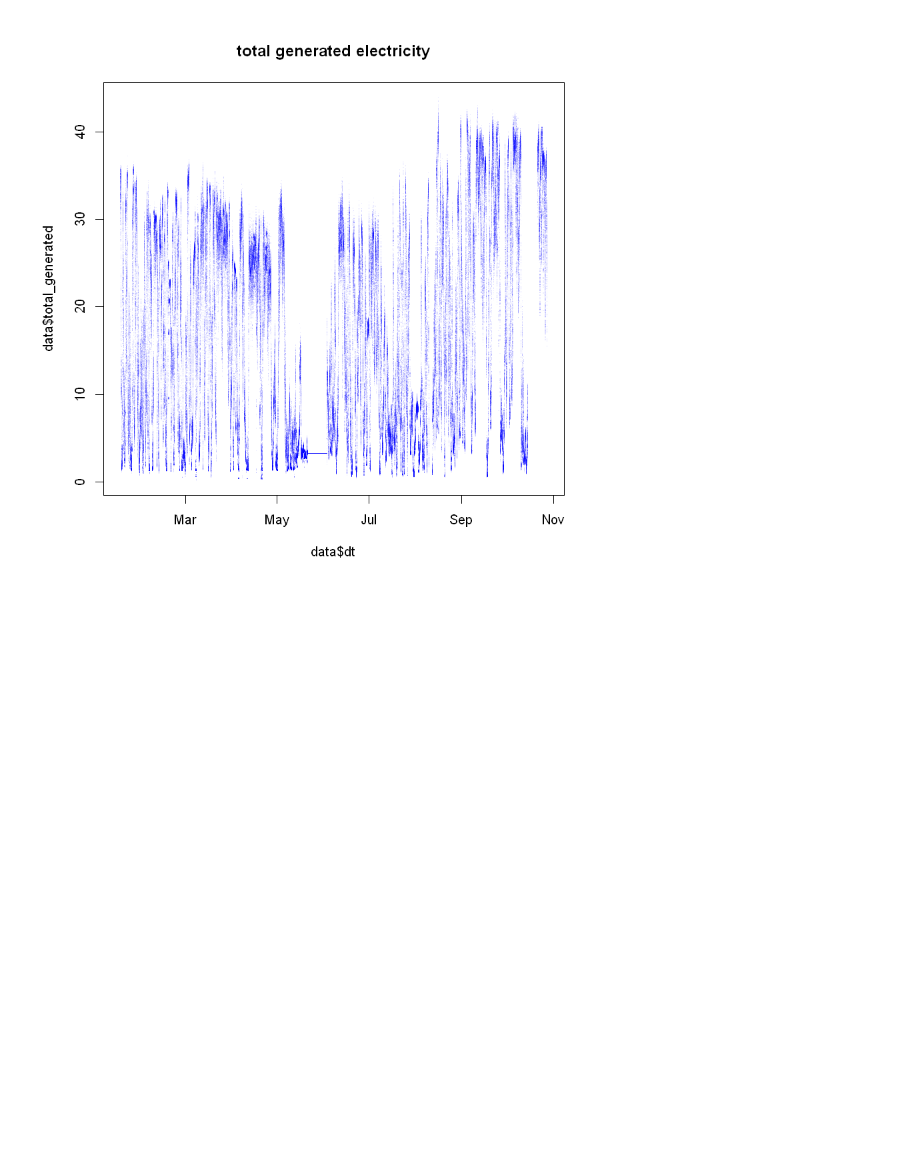
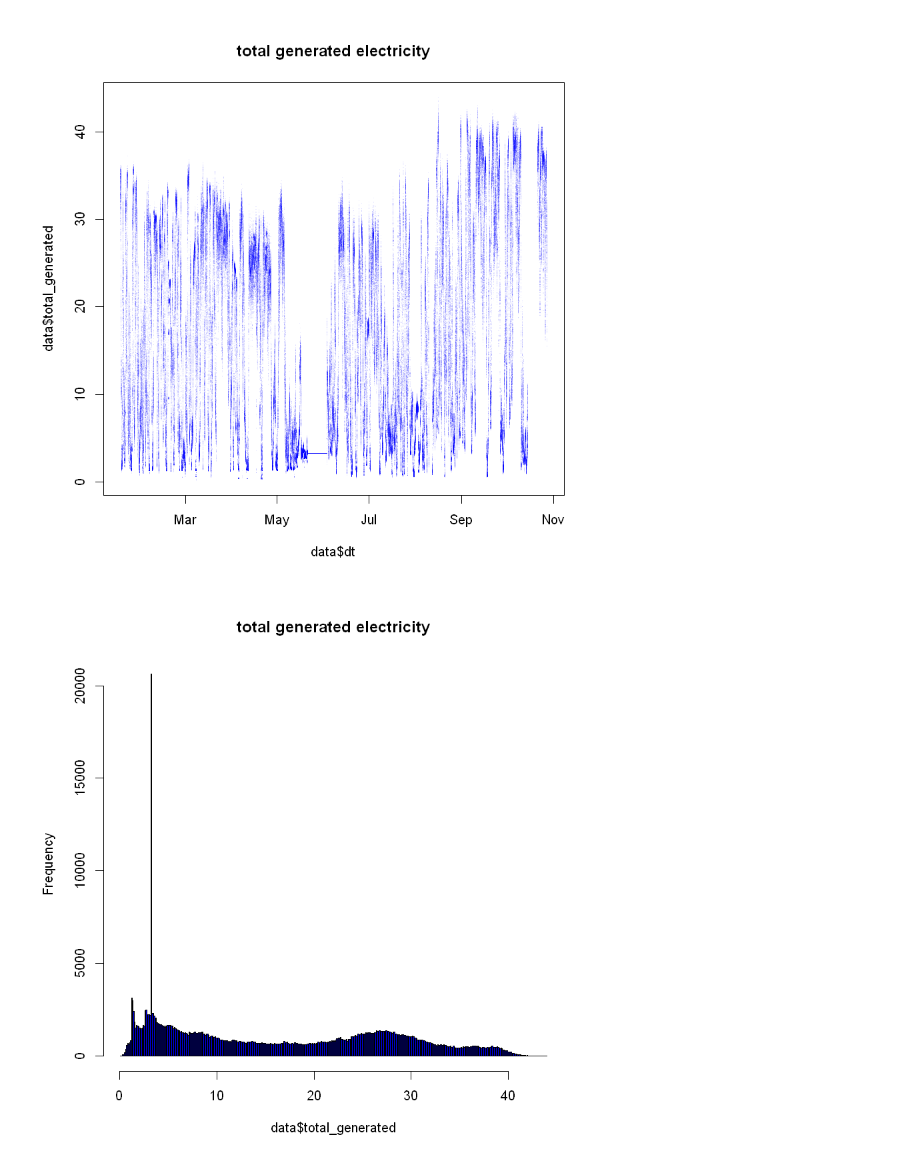
Before and after one commit to srendall91/orkney-electricity, a Jupyter notebook: loganalysis/ElecandANManalysis.ipynb, the cells around one changed output. Saved outputs shown, nothing was run; the diff lists cells and outputs as text; code cells hidden in the pictures; blank space fills up the shorter version.

```diff
--- a/loganalysis/ElecandANManalysis.ipynb
+++ b/loganalysis/ElecandANManalysis.ipynb
@@ -64,0 +71,4 @@ plot(data$dt, data$total_generated, main= "total generated electricity", col=alp
+# %%
+hist(data$total_generated, 500, main= "total generated electricity", col = "blue")
+# %% [output]
+[figure, added]
```
Also changed, not shown: parts of 2 cells of this notebook.
